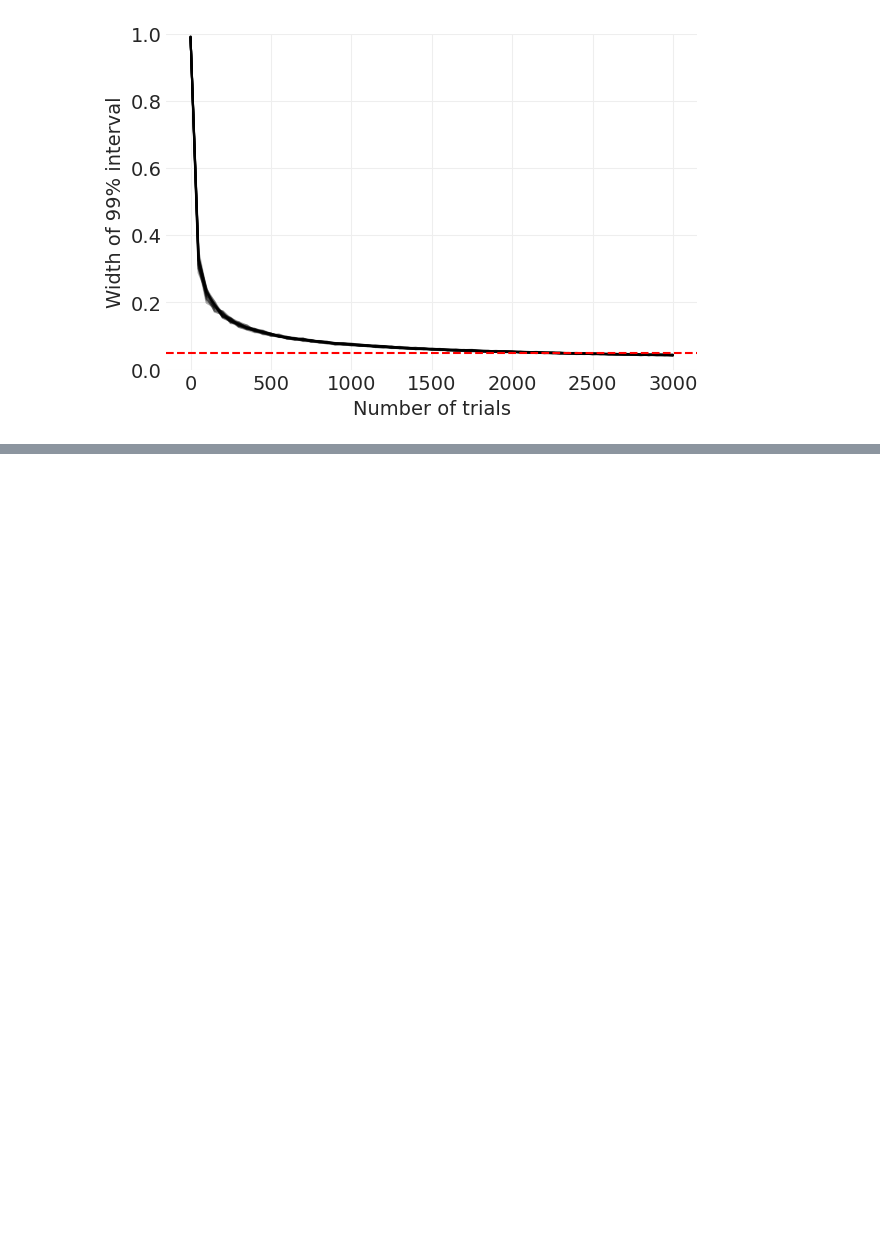
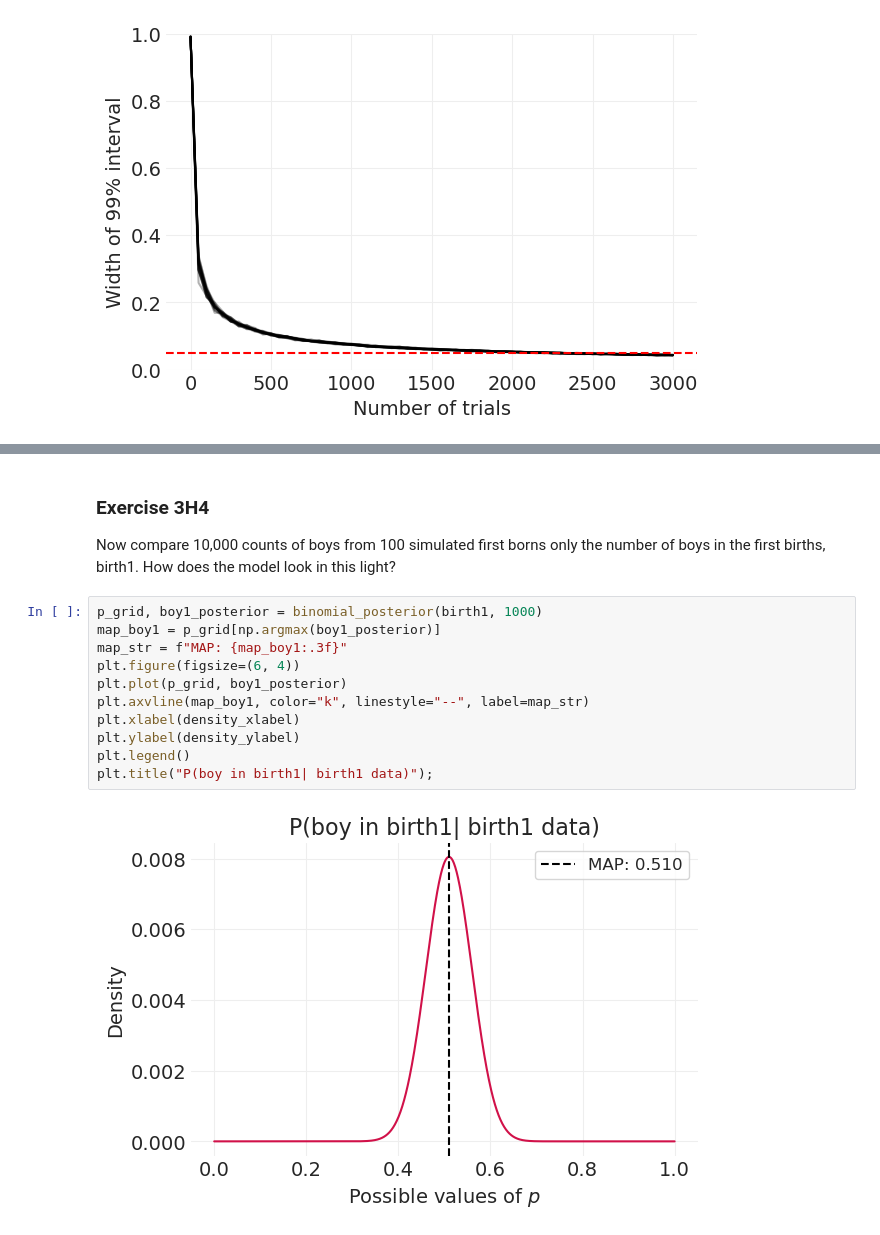
Before and after one commit to niksirbi/statistical-rethinking-2023, a Jupyter notebook: exercises/Lecture_02.ipynb, the cells around one changed output, grey strips where cells are left out. Saved outputs shown, nothing was run; the diff lists cells and outputs as text; blank space fills up the shorter version.

Commit message:
finished exercises for chapter 3

```diff
--- a/exercises/Lecture_02.ipynb
+++ b/exercises/Lecture_02.ipynb
@@ -321,0 +418,17 @@ ax.set_ylabel("Width of 99% interval");
+# %% [markdown]
+### Exercise 3H4
+Now compare 10,000 counts of boys from 100 simulated first borns only the number of boys in the first births, birth1.
+How does the model look in this light?
+# %%
+p_grid, boy1_posterior = binomial_posterior(birth1, 1000)
+map_boy1 = p_grid[np.argmax(boy1_posterior)]
+map_str = f"MAP: {map_boy1:.3f}"
+plt.figure(figsize=(6, 4))
+plt.plot(p_grid, boy1_posterior)
+plt.axvline(map_boy1, color="k", linestyle="--", label=map_str)
+plt.xlabel(density_xlabel)
+plt.ylabel(density_ylabel)
+plt.legend()
+plt.title("P(boy in birth1| birth1 data)");
+# %% [output]
+[figure, added]
```
Also changed, not shown: parts of 22 cells of this notebook.
